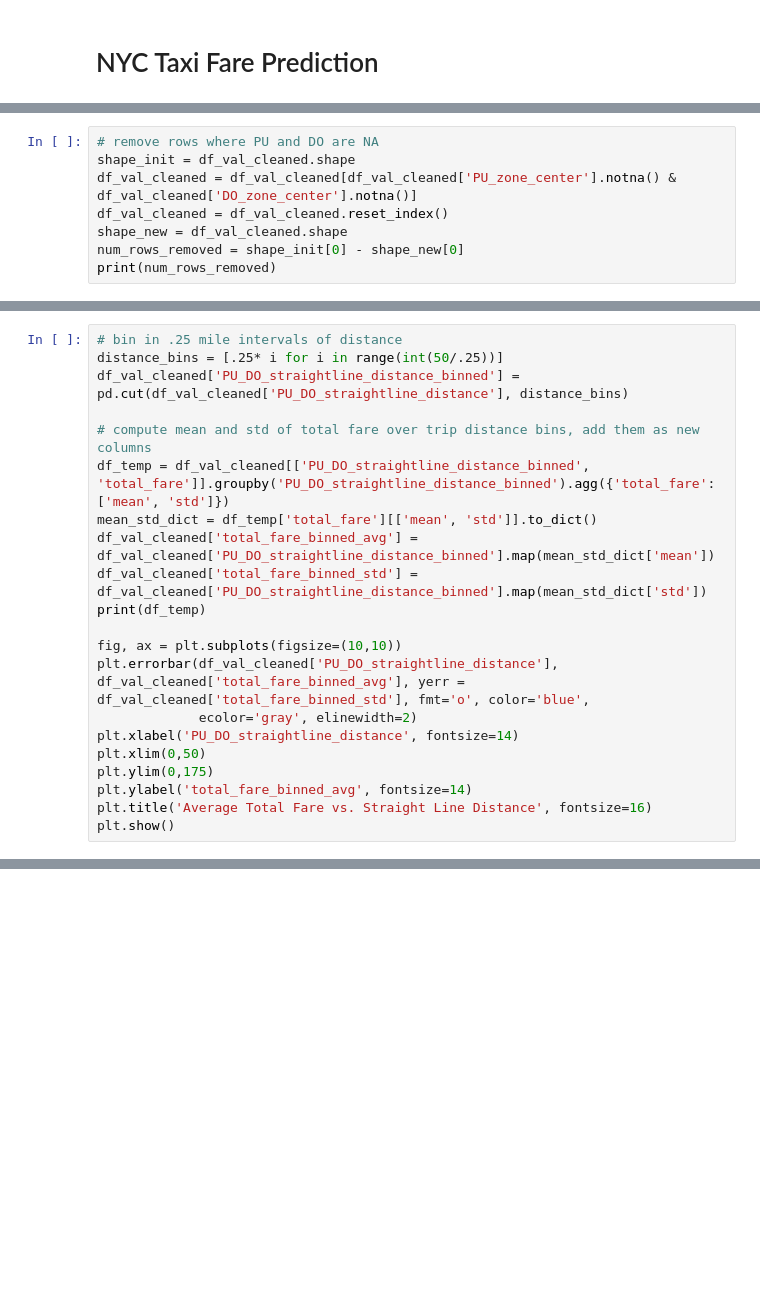
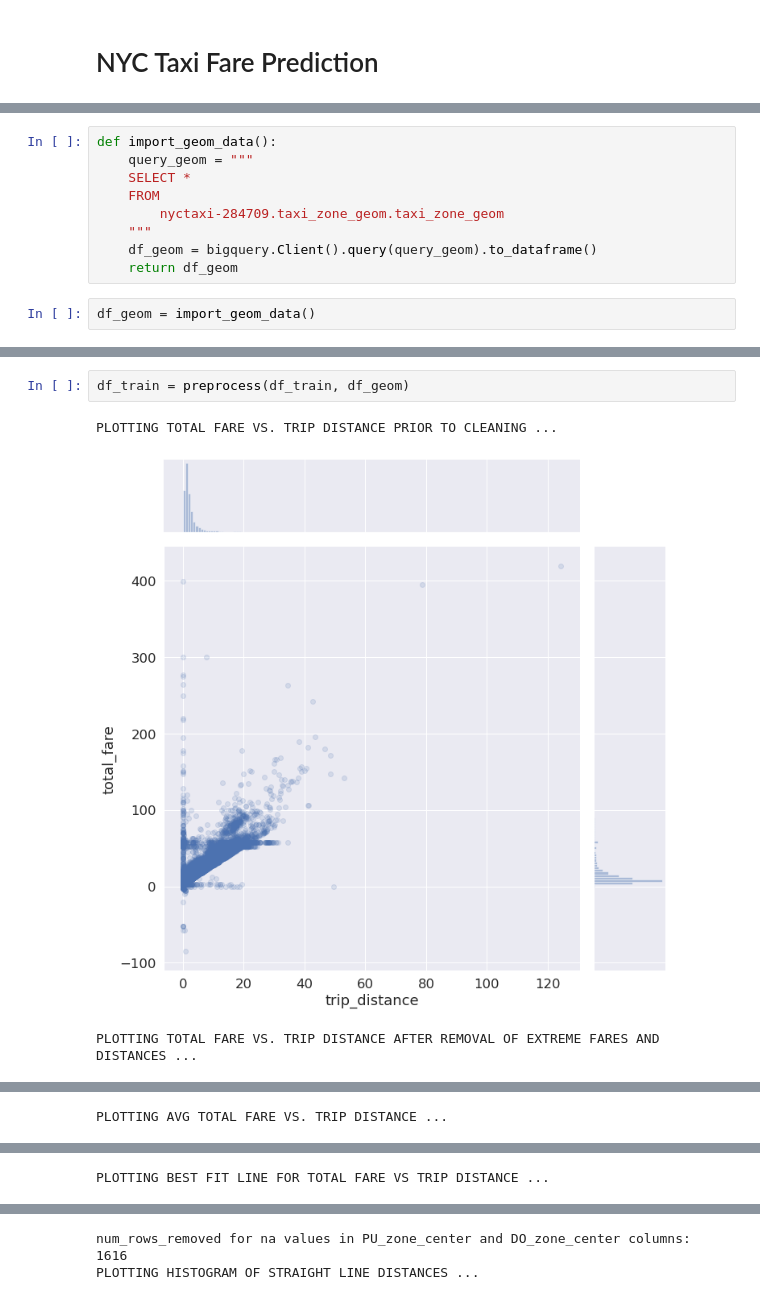
Before and after one commit to jsr66/GCP-NYCTaxi, a Jupyter notebook: EDA.ipynb, the cells around one changed output, grey strips where cells are left out. Drawn from its saved outputs; the diff is of its cells as text; blank space fills up the shorter version.

```diff
--- a/EDA.ipynb
+++ b/EDA.ipynb
@@ -641,8 +86,0 @@ df_val_cleaned = df_val_cleaned.rename(columns={"zone_id": "DO_zone_ID", "zone_n
-# %%
-# remove rows where PU and DO are NA
-shape_init = df_val_cleaned.shape
-df_val_cleaned = df_val_cleaned[df_val_cleaned['PU_zone_center'].notna() & df_val_cleaned['DO_zone_center'].notna()]
-df_val_cleaned = df_val_cleaned.reset_index()
-shape_new = df_val_cleaned.shape
-num_rows_removed = shape_init[0] - shape_new[0]
-print(num_rows_removed)
@@ -666,21 +86,0 @@ plt.show()
-# %%
-# bin in .25 mile intervals of distance
-distance_bins = [.25* i for i in range(int(50/.25))]
-df_val_cleaned['PU_DO_straightline_distance_binned'] = pd.cut(df_val_cleaned['PU_DO_straightline_distance'], distance_bins)
-
-# compute mean and std of total fare over trip distance bins, add them as new columns
-df_temp = df_val_cleaned[['PU_DO_straightline_distance_binned', 'total_fare']].groupby('PU_DO_straightline_distance_binned').agg({'total_fare': ['mean', 'std']})
-mean_std_dict = df_temp['total_fare'][['mean', 'std']].to_dict()
-df_val_cleaned['total_fare_binned_avg'] = df_val_cleaned['PU_DO_straightline_distance_binned'].map(mean_std_dict['mean'])
-df_val_cleaned['total_fare_binned_std'] = df_val_cleaned['PU_DO_straightline_distance_binned'].map(mean_std_dict['std'])
-print(df_temp)
-
-fig, ax = plt.subplots(figsize=(10,10))
-plt.errorbar(df_val_cleaned['PU_DO_straightline_distance'], df_val_cleaned['total_fare_binned_avg'], yerr = df_val_cleaned['total_fare_binned_std'], fmt='o', color='blue',
-             ecolor='gray', elinewidth=2)
-plt.xlabel('PU_DO_straightline_distance', fontsize=14)
-plt.xlim(0,50)
-plt.ylim(0,175)
-plt.ylabel('total_fare_binned_avg', fontsize=14)
-plt.title('Average Total Fare vs. Straight Line Distance', fontsize=16)
-plt.show()
@@ -803,0 +89,11 @@ df.head()
+# %%
+def import_geom_data():
+    query_geom = """
+    SELECT *
+    FROM
+        nyctaxi-284709.taxi_zone_geom.taxi_zone_geom
+    """
+    df_geom = bigquery.Client().query(query_geom).to_dataframe()
+    return df_geom
+# %%
+df_geom = import_geom_data()
@@ -803,0 +313,6 @@ df.head()
+# %%
+df_train = preprocess(df_train, df_geom)
+# %% [output]
+PLOTTING TOTAL FARE VS. TRIP DISTANCE PRIOR TO CLEANING ...
+[figure, added]
+PLOTTING TOTAL FARE VS. TRIP DISTANCE AFTER REMOVAL OF EXTREME FARES AND DISTANCES ...
@@ -803,0 +320 @@ df.head()
+PLOTTING AVG TOTAL FARE VS. TRIP DISTANCE ...
@@ -803,0 +322 @@ df.head()
+PLOTTING BEST FIT LINE FOR TOTAL FARE VS TRIP DISTANCE ...
@@ -803,0 +324,2 @@ df.head()
+num_rows_removed for na values in PU_zone_center and DO_zone_center columns: 1616
+PLOTTING HISTOGRAM OF STRAIGHT LINE DISTANCES ...
```
Also changed, not shown: parts of 111 cells of this notebook.
